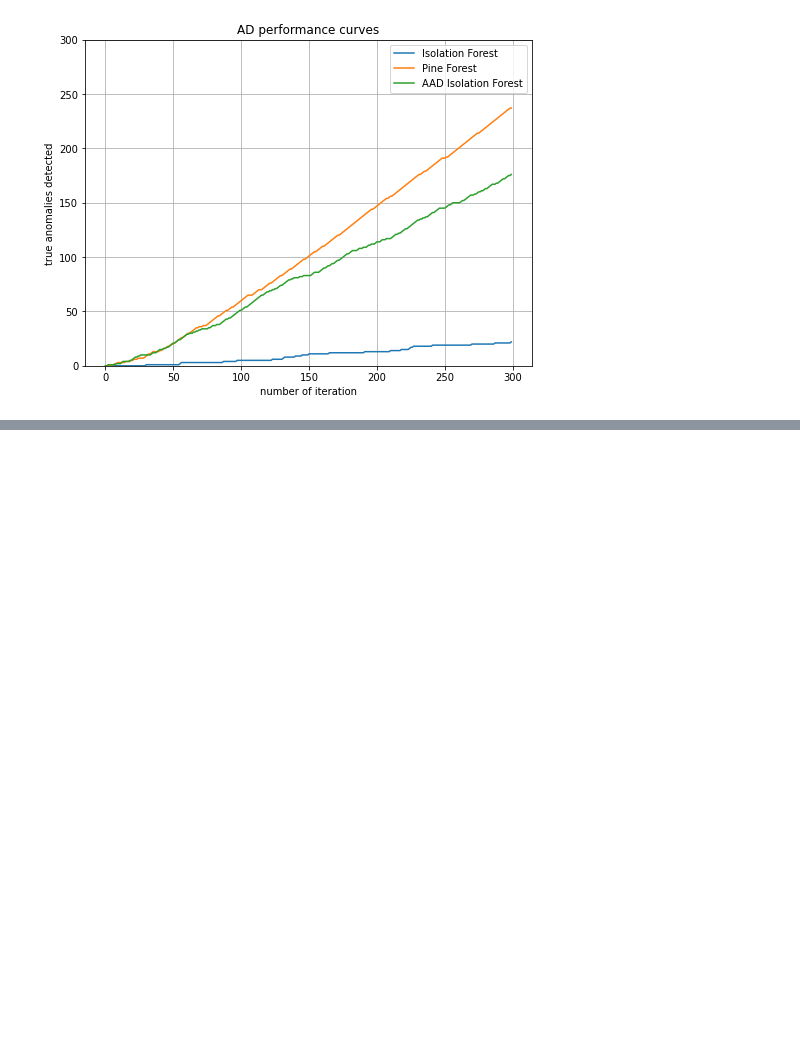
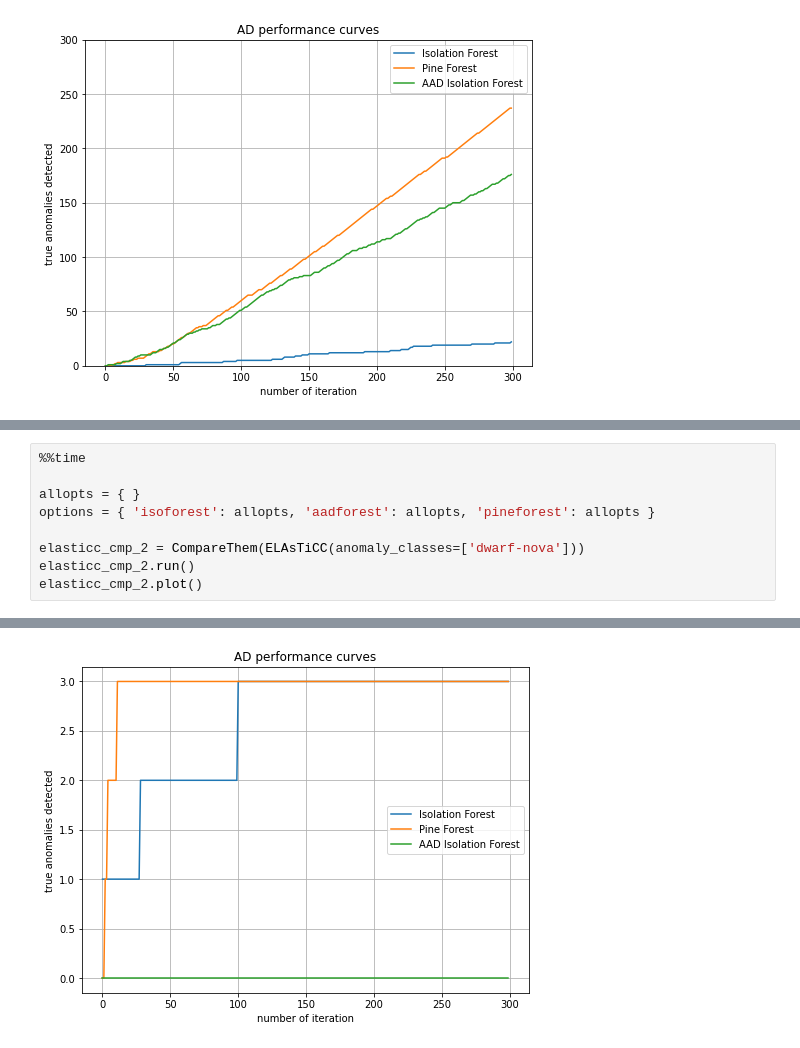
Before and after one commit to snad-space/coniferest, a Jupyter notebook: notebooks/comparison_on_ml_datasets.ipynb, the cells around one changed output, grey strips where cells are left out. Drawn from its saved outputs; the diff is of its cells as text; blank space fills up the shorter version.

```diff
--- a/notebooks/comparison_on_ml_datasets.ipynb
+++ b/notebooks/comparison_on_ml_datasets.ipynb
@@ -94,0 +175,10 @@ ValueError: Buffer dtype mismatch, expected 'float32_t' but got 'double'
+# %%
+%%time
+
+allopts = { }
+options = { 'isoforest': allopts, 'aadforest': allopts, 'pineforest': allopts }
+
+elasticc_cmp_2 = CompareThem(ELAsTiCC(anomaly_classes=['dwarf-nova']))
+elasticc_cmp_2.run()
+elasticc_cmp_2.plot()
+# %% [output]
@@ -94,0 +187 @@ ValueError: Buffer dtype mismatch, expected 'float32_t' but got 'double'
+[figure, added]
```
Also changed, not shown: parts of 28 cells of this notebook, 1 other file.
